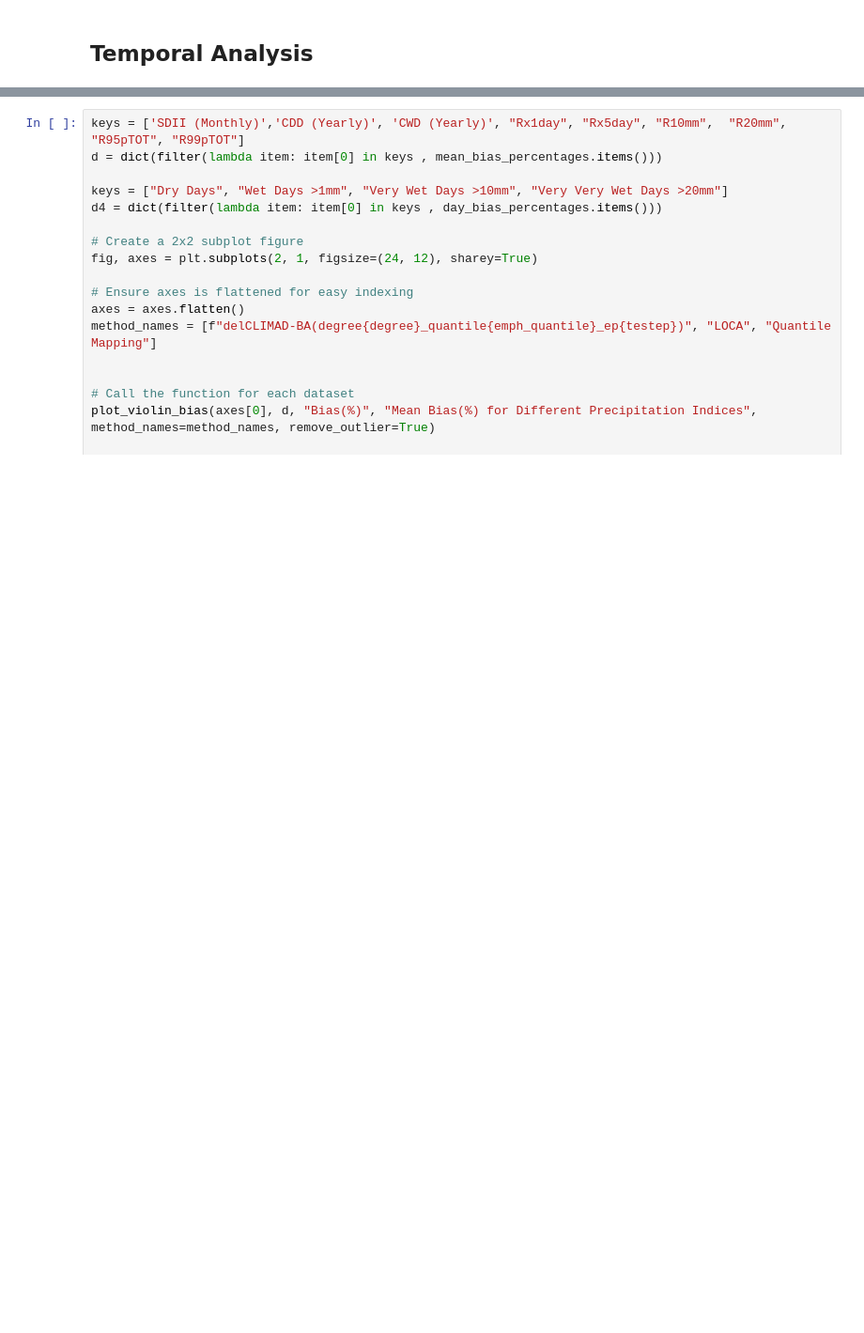
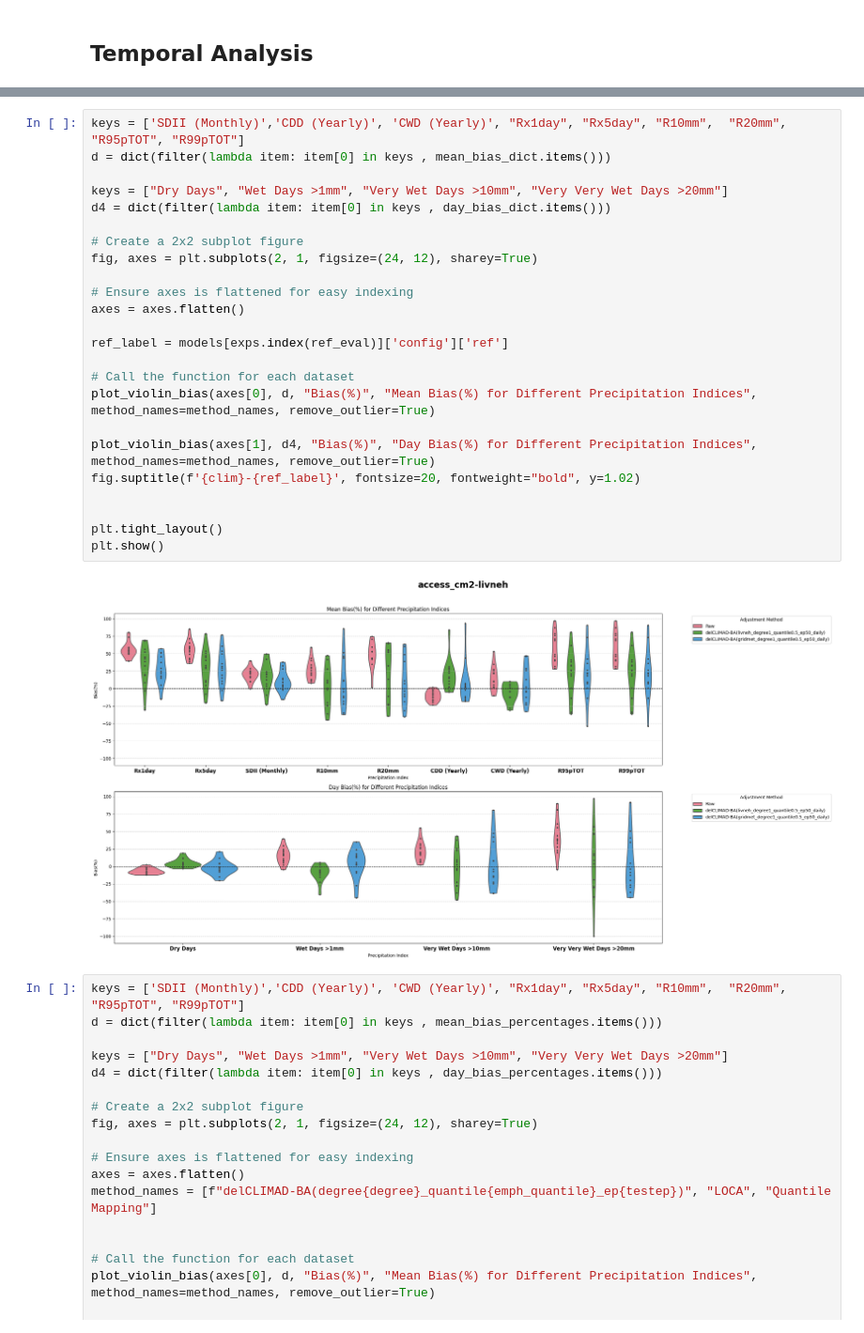
Before and after one commit to kasProg/dCLIMAD_BA, a Jupyter notebook: analysis.ipynb, the cells around one changed output, grey strips where cells are left out. Shown at 94% size. Cells and saved outputs as stored; diff of their text form; blank space fills up the shorter version.

```diff
--- a/analysis.ipynb
+++ b/analysis.ipynb
@@ -193,3 +197,29 @@ plt.show()
+# %%
+keys = ['SDII (Monthly)','CDD (Yearly)', 'CWD (Yearly)', "Rx1day", "Rx5day", "R10mm",  "R20mm", "R95pTOT", "R99pTOT"]
+d = dict(filter(lambda item: item[0] in keys , mean_bias_dict.items()))
+
+keys = ["Dry Days", "Wet Days >1mm", "Very Wet Days >10mm", "Very Very Wet Days >20mm"]
+d4 = dict(filter(lambda item: item[0] in keys , day_bias_dict.items()))
+
+# Create a 2x2 subplot figure
+fig, axes = plt.subplots(2, 1, figsize=(24, 12), sharey=True)
+
+# Ensure axes is flattened for easy indexing
+axes = axes.flatten()
+
+ref_label = models[exps.index(ref_eval)]['config']['ref']
+
+# Call the function for each dataset
+plot_violin_bias(axes[0], d, "Bias(%)", "Mean Bias(%) for Different Precipitation Indices",  method_names=method_names, remove_outlier=True)
+
+plot_violin_bias(axes[1], d4, "Bias(%)", "Day Bias(%) for Different Precipitation Indices",  method_names=method_names, remove_outlier=True)
+fig.suptitle(f'{clim}-{ref_label}', fontsize=20, fontweight="bold", y=1.02)
+
+
+plt.tight_layout()
+plt.show()
+# %% [output]
+[figure, added]
 # %%
 keys = ['SDII (Monthly)','CDD (Yearly)', 'CWD (Yearly)', "Rx1day", "Rx5day", "R10mm",  "R20mm", "R95pTOT", "R99pTOT"]
 d = dict(filter(lambda item: item[0] in keys , mean_bias_percentages.items()))
```
Also changed, not shown: parts of 3 cells of this notebook, 2 other files.
